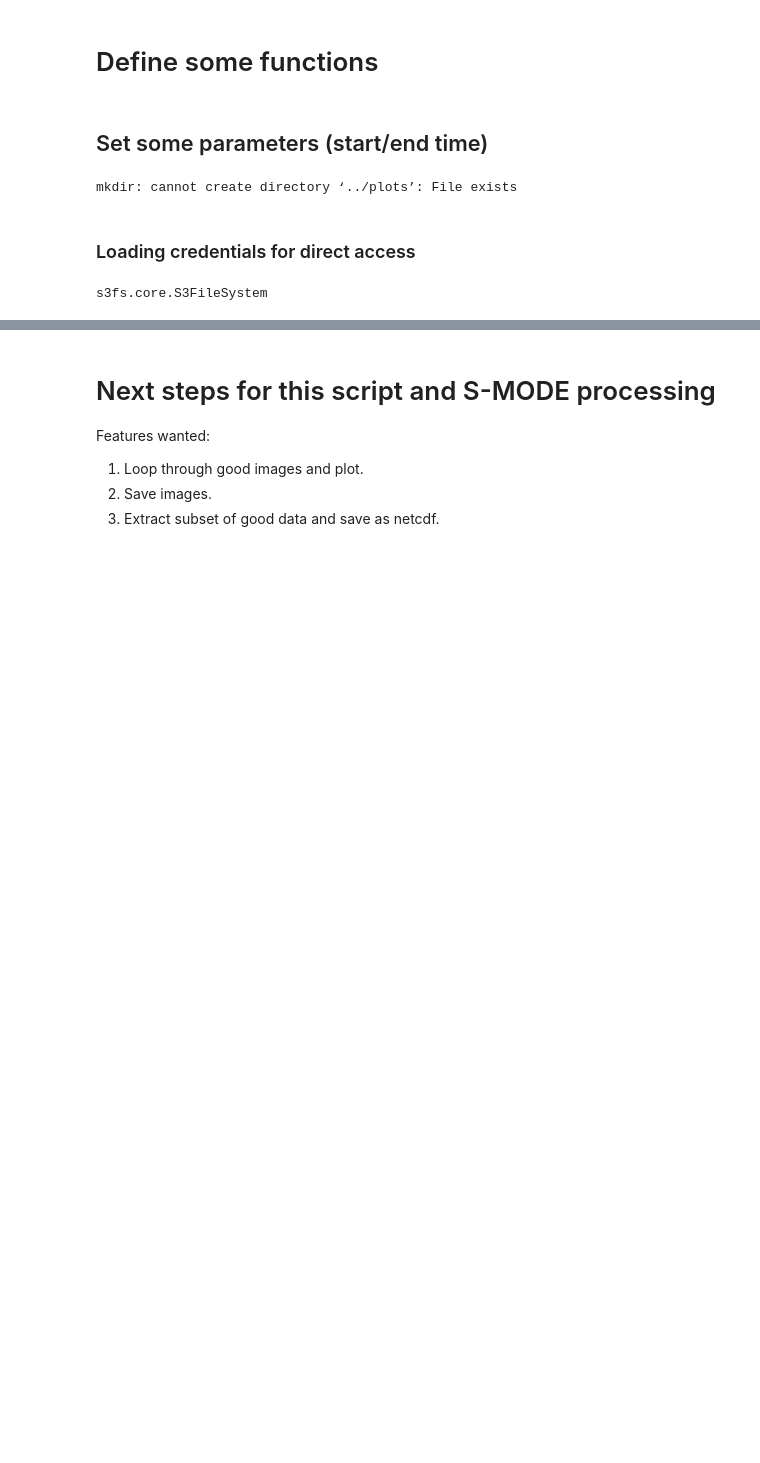
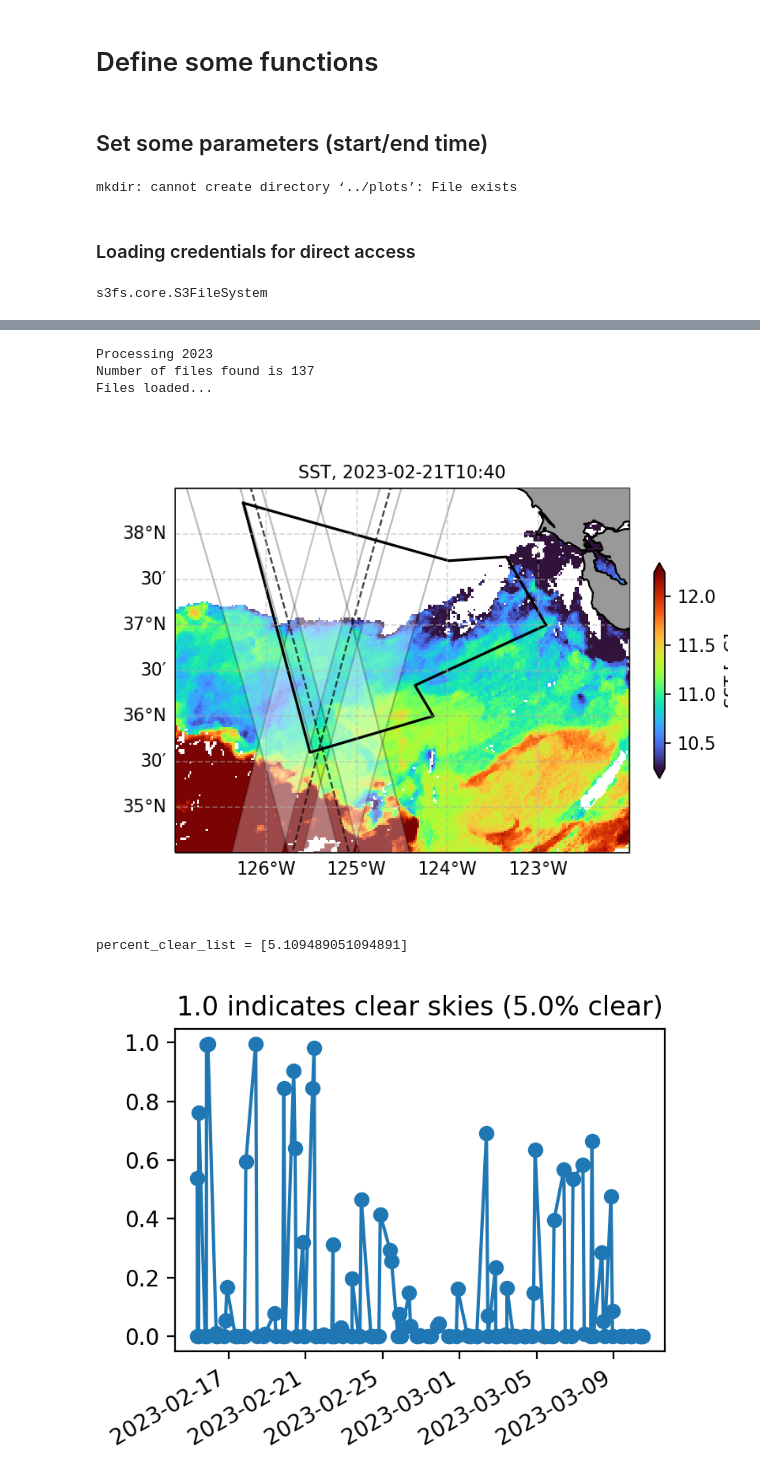
Before and after one commit to jtomfarrar/AWS_EC2_computing_2023, a Jupyter notebook: notebooks/SMODE_VIIRS_climatology.ipynb, the cells around one changed output, grey strips where cells are left out. Saved outputs shown, nothing was run; the diff lists cells and outputs as text; code cells hidden in the pictures; blank space fills up the shorter version.

```diff
--- a/notebooks/SMODE_VIIRS_climatology.ipynb
+++ b/notebooks/SMODE_VIIRS_climatology.ipynb
@@ -258,10 +244 @@ np.shape(good_times)
-# %%
-## Choose a particular time
-# Find the data near this time
-d = good_times[5] # np.datetime64('2021-11-05T00:00:00Z')
-
-ds2 = ds.sel(time=d,method='nearest')
-
-# This string of the time of the SST selected will be useful
-day_str = np.datetime_as_string(ds2.time,unit='m')
 # %%
@@ -299,7 +279,44 @@ if savefig:
-# %% [markdown]
-# Next steps for this script and S-MODE processing
-
-Features wanted:
-1. Loop through good images and plot.
-2. Save images.
-3. Extract subset of good data and save as netcdf.
+# %%
+year_list = np.arange(2023,2024,1)
+percent_clear_list = []
+# %%
+for ind in range(0,len(year_list)): #index for loop
+    year_str = str(year_list[ind])
+    print('Processing ' + year_str)
+    start_time = year_str + '-02-15T00:00:00Z'#
+    end_time = year_str + '-05-6T00:00:00Z'
+
+    file_list = find_S3_files(start_time,end_time)
+
+    ds = xr.open_mfdataset(file_list,drop_variables=['dt_analysis','satellite_zenith_angle','sses_bias','wind_speed']).sel(lon=slice(lon_min,lon_max), lat=slice(lat_max,lat_min))
+    print('Files loaded...')
+
+    ## Make a metric to select times with clear skies in region of interest
+    # The idea here is to choose a box defining region of interest and use quality flag or NaN mask to count bad/good pixels# Make a time series in that box
+    # Compute mean value of "not NaN" (notnull) in the box
+    good_data = ds.sea_surface_temperature.sel(lat=slice(y2,y1), lon=slice(x1,x2)).notnull().mean({'lon','lat'})
+    good_times = good_data['time'].where(good_data>0.8,drop=True)
+    percent_clear = 100*len(good_times)/len(good_data)
+    percent_clear_list.append(percent_clear)
+
+    plot_good_times(good_data, percent_clear)
+
+    ## Choose a particular time
+    # Find the data near this time
+    d = good_times[6] #
+    ds2 = ds.sel(time=d,method='nearest')
+
+    mean_SST = np.nanmean(ds2.sea_surface_temperature.squeeze()-274.15)
+
+    plot_SST_map(ds2,mean_SST)
+    ax = plt.gca()
+    plot_SWOT(ax)
+    plt.show()
+    print('percent_clear_list = ' + str(percent_clear_list))
+# %% [output]
+Processing 2023
+Number of files found is 137
+Files loaded...
+[figure, added]
+percent_clear_list = [5.109489051094891]
+[figure, added]
```
Also changed, not shown: parts of 12 cells of this notebook, 2 other files.
